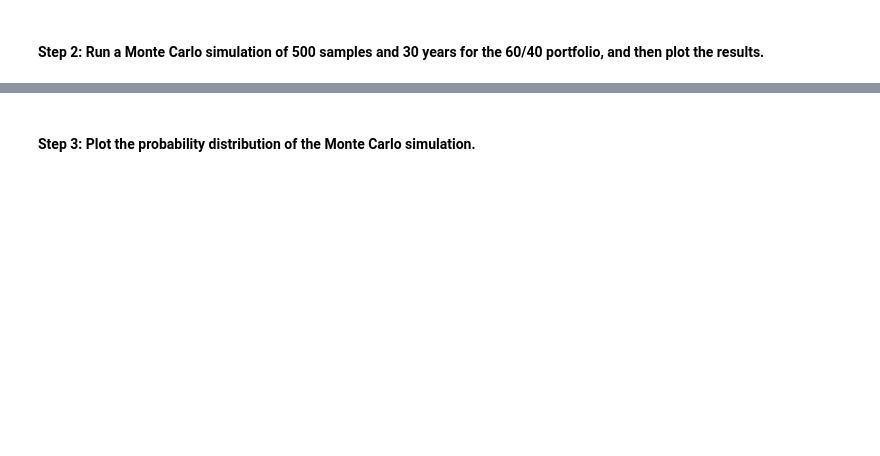
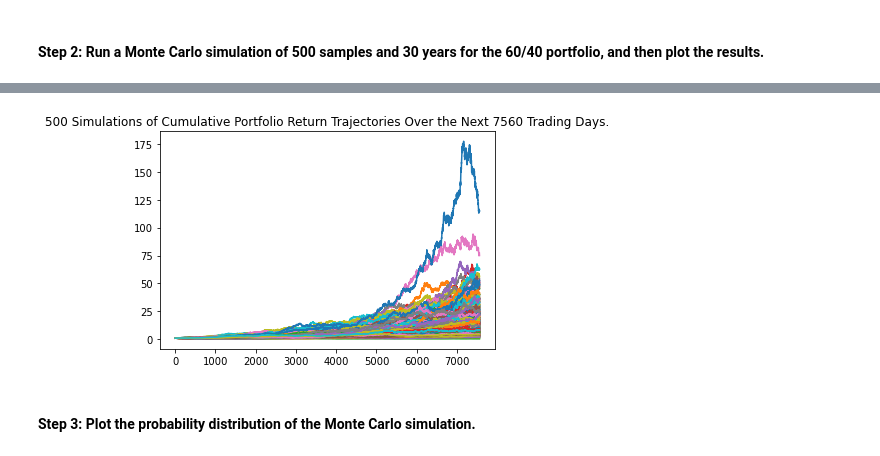
Before and after one commit to diegoalcocer/financial-planner, a Jupyter notebook: financial_planning_tools.ipynb, the cells around one changed output, grey strips where cells are left out. Cells and saved outputs as stored; diff of their text form; code cells hidden in the pictures; blank space fills up the shorter version.

```diff
--- a/financial_planning_tools.ipynb
+++ b/financial_planning_tools.ipynb
@@ -407,25 +412,37 @@ In this section, you’ll use the MCForecastTools library to create a Monte Carl
 # %%
 # Set start and end dates of 3 years back from your current date
 # Alternatively, you can use an end date of 2020-08-07 and work 3 years back from that date
-# YOUR CODE HERE
-# YOUR CODE HERE
+# start_date = pd.Timestamp('2019-05-18',tz='America/New_York').isoformat()
+# end_date = pd.Timestamp('2022-05-18',tz='America/New_York').isoformat()
+start_date = pd.Timestamp('2017-08-07',tz='America/New_York').isoformat()
+end_date = pd.Timestamp('2020-08-07',tz='America/New_York').isoformat()
 
 # Set number of rows to 1000 to retrieve the maximum amount of rows
-# YOUR CODE HERE
+limit_rows = 1000
 # %%
 # Use the Alpaca get_bars function to make the API call to get the 3 years worth of pricing data
 # The tickers and timeframe parameters should have been set in Part 1 of this activity
 # The start and end dates should be updated with the information set above
 # Remember to add the df property to the end of the call so the response is returned as a DataFrame
-# YOUR CODE HERE
+
+prices_df = alpaca.get_bars(
+    tickers,
+    timeframe,
+    start = start_date,
+    end = end_date,
+    # limit = limit_rows    => IT SEEMS THAT THIS IS NOT NECESSARY (LEGACY FROM GET_BARSET)
+).df
+
+# prices_df.info()
 
 # Reorganize the DataFrame
 # Separate ticker data
-# YOUR CODE HERE
+agg_df = prices_df[prices_df['symbol']== 'AGG'].drop('symbol', axis=1)
+spy_df = prices_df[prices_df['symbol']== 'SPY'].drop('symbol', axis=1)
 
 # Concatenate the ticker DataFrames
-# YOUR CODE HERE
+prices_df = pd.concat([agg_df,spy_df], axis=1, keys=tickers)
 
 # Display both the first and last five rows of the DataFrame
-# YOUR CODE HERE
-# YOUR CODE HERE
+prices_df.head()
+prices_df.tail()
@@ -435,7 +461,12 @@ In this section, you’ll use the MCForecastTools library to create a Monte Carl
 # Configure the Monte Carlo simulation to forecast 30 years cumulative returns
 # The weights should be split 40% to AGG and 60% to SPY.
 # Run 500 samples.
-# YOUR CODE HERE
+MC_30year = MCSimulation(
+    portfolio_data = prices_df,
+    weights = [.40,.60],
+    num_simulation = 500,
+    num_trading_days = 252*30
+)
 
 # Review the simulation input data
-# YOUR CODE HERE
+MC_30year.portfolio_data.head()
@@ -445,7 +486,10 @@ In this section, you’ll use the MCForecastTools library to create a Monte Carl
 # %%
 # Visualize the 30-year Monte Carlo simulation by creating an
 # overlay line plot
-# YOUR CODE HERE
+MC_sim_line_plot = MC_30year.plot_simulation()
+# print()
+# %% [output]
+[figure, added]
 # %% [markdown]
 #### Step 3: Plot the probability distribution of the Monte Carlo simulation.
 # %%
```
Also changed, not shown: parts of 37 cells of this notebook.
